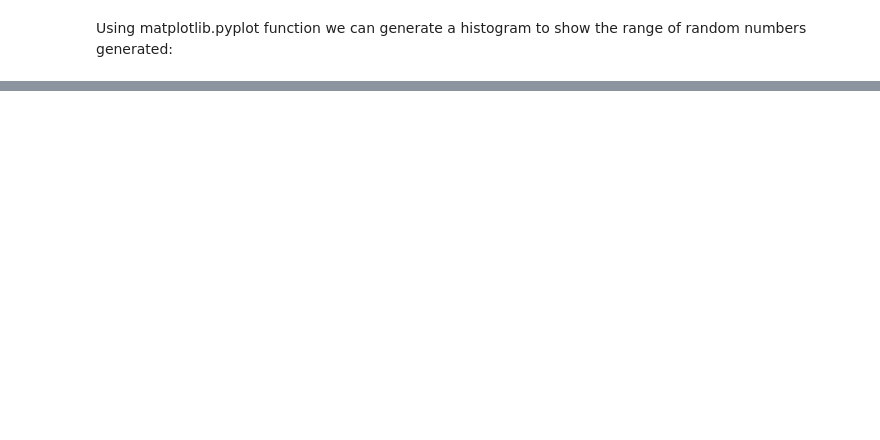
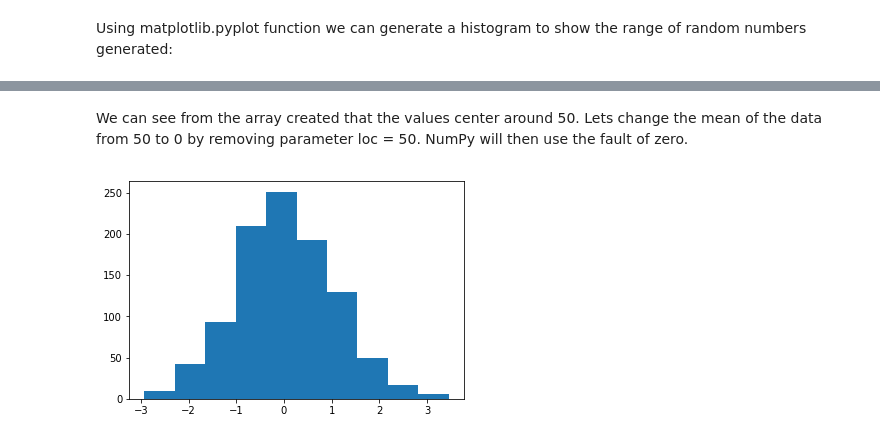
Before and after one commit to fionaoriordan/52465_19_np, a Jupyter notebook: numpy_random.ipynb, the cells around one changed output, grey strips where cells are left out. Drawn from its saved outputs; the diff is of its cells as text; code cells hidden in the pictures; blank space fills up the shorter version.

```diff
--- a/numpy_random.ipynb
+++ b/numpy_random.ipynb
@@ -129,0 +242,8 @@ The histogram gives a visual representation of the numbers generated by random.r
+# %% [markdown]
+We can see from the array created that the values center around 50.  Lets change the mean of the data from 50 to 0 by removing parameter loc = 50. NumPy will then use the fault of zero.
+# %%
+x = np.random.normal(size = 1000)
+plt.hist(x)
+plt.show()
+# %% [output]
+[figure, added]
```
Also changed, not shown: parts of 44 cells of this notebook.
